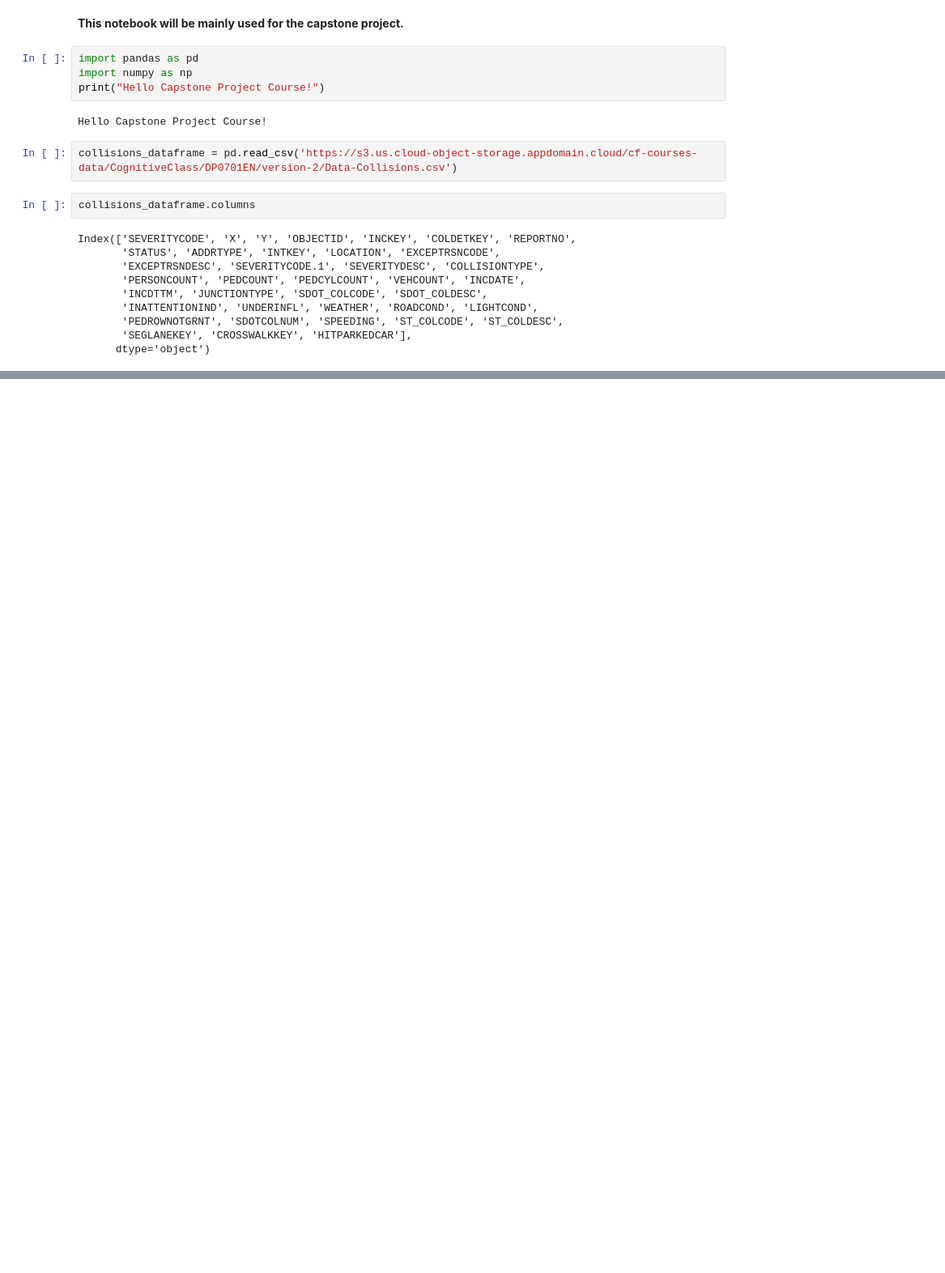
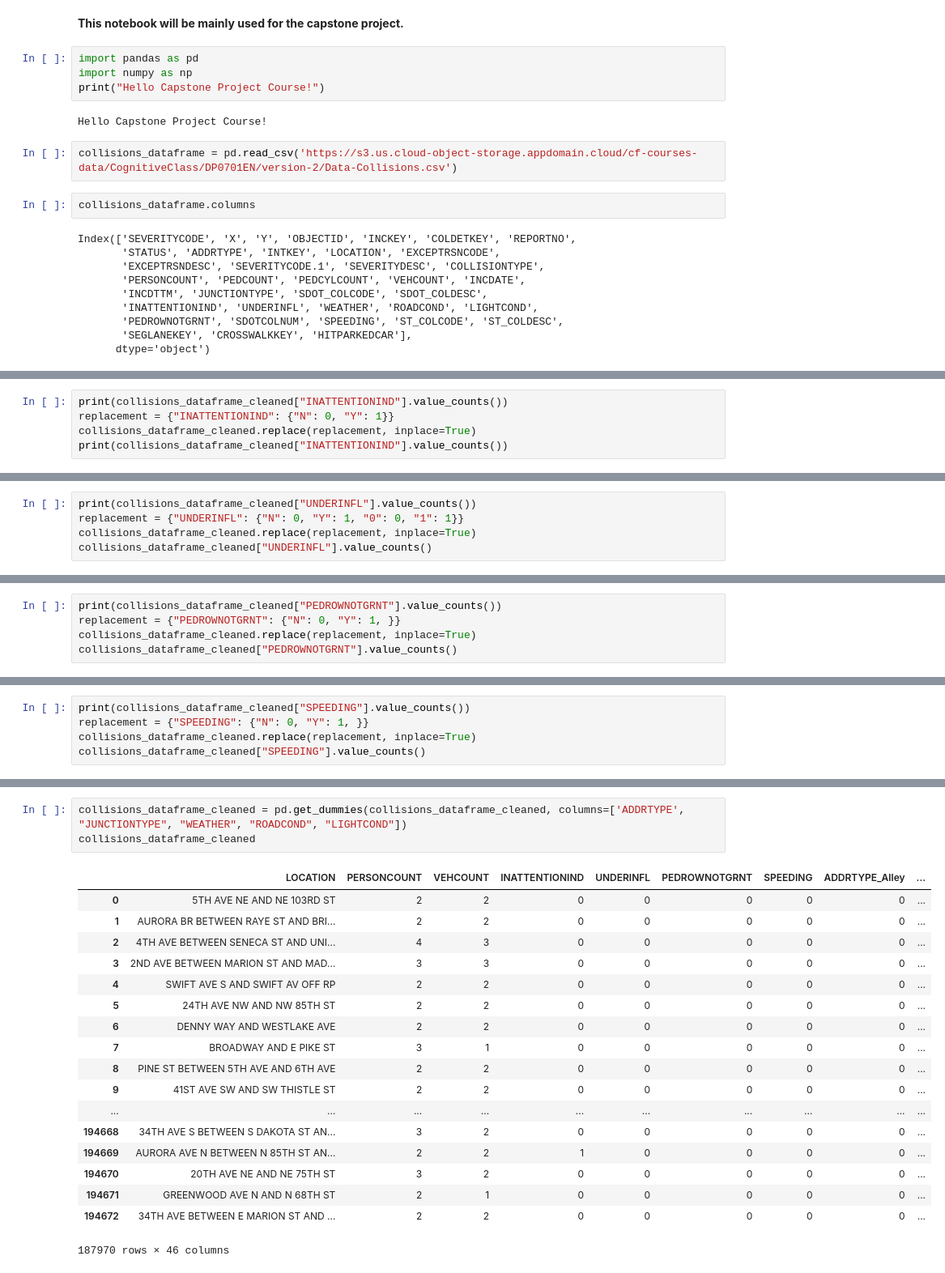
Before and after one commit to MrVJPman/Coursera_Capstone, a Jupyter notebook: Applied Data Science Capstone.ipynb, the cells around one changed output, grey strips where cells are left out. Shown: that part at 81% size. Saved outputs shown, nothing was run; the diff lists cells and outputs as text; blank space fills up the shorter version.

```diff
--- a/Applied Data Science Capstone.ipynb
+++ b/Applied Data Science Capstone.ipynb
@@ -311,0 +437,5 @@ collisions_dataframe_cleaned.isna().sum()
+# %%
+print(collisions_dataframe_cleaned["INATTENTIONIND"].value_counts())
+replacement = {"INATTENTIONIND": {"N": 0, "Y": 1}}
+collisions_dataframe_cleaned.replace(replacement, inplace=True)
+print(collisions_dataframe_cleaned["INATTENTIONIND"].value_counts())
@@ -311,0 +454,5 @@ collisions_dataframe_cleaned.isna().sum()
+# %%
+print(collisions_dataframe_cleaned["UNDERINFL"].value_counts())
+replacement = {"UNDERINFL": {"N": 0, "Y": 1, "0": 0, "1": 1}}
+collisions_dataframe_cleaned.replace(replacement, inplace=True)
+collisions_dataframe_cleaned["UNDERINFL"].value_counts()
@@ -311,0 +468,5 @@ collisions_dataframe_cleaned.isna().sum()
+# %%
+print(collisions_dataframe_cleaned["PEDROWNOTGRNT"].value_counts())
+replacement = {"PEDROWNOTGRNT": {"N": 0, "Y": 1, }}
+collisions_dataframe_cleaned.replace(replacement, inplace=True)
+collisions_dataframe_cleaned["PEDROWNOTGRNT"].value_counts()
@@ -311,0 +480,5 @@ collisions_dataframe_cleaned.isna().sum()
+# %%
+print(collisions_dataframe_cleaned["SPEEDING"].value_counts())
+replacement = {"SPEEDING": {"N": 0, "Y": 1, }}
+collisions_dataframe_cleaned.replace(replacement, inplace=True)
+collisions_dataframe_cleaned["SPEEDING"].value_counts()
@@ -311,0 +506,22 @@ collisions_dataframe_cleaned.isna().sum()
+# %%
+collisions_dataframe_cleaned = pd.get_dummies(collisions_dataframe_cleaned, columns=['ADDRTYPE', "JUNCTIONTYPE", "WEATHER", "ROADCOND", "LIGHTCOND"])
+collisions_dataframe_cleaned
+# %% [output]
+|  | LOCATION | PERSONCOUNT | VEHCOUNT | INATTENTIONIND | UNDERINFL | PEDROWNOTGRNT | SPEEDING | ADDRTYPE_Alley | ... |
+| 0 | 5TH AVE NE AND NE 103RD ST | 2 | 2 | 0 | 0 | 0 | 0 | 0 | ... |
+| 1 | AURORA BR BETWEEN RAYE ST AND BRI... | 2 | 2 | 0 | 0 | 0 | 0 | 0 | ... |
+| 2 | 4TH AVE BETWEEN SENECA ST AND UNI... | 4 | 3 | 0 | 0 | 0 | 0 | 0 | ... |
+| 3 | 2ND AVE BETWEEN MARION ST AND MAD... | 3 | 3 | 0 | 0 | 0 | 0 | 0 | ... |
+| 4 | SWIFT AVE S AND SWIFT AV OFF RP | 2 | 2 | 0 | 0 | 0 | 0 | 0 | ... |
+| 5 | 24TH AVE NW AND NW 85TH ST | 2 | 2 | 0 | 0 | 0 | 0 | 0 | ... |
+| 6 | DENNY WAY AND WESTLAKE AVE | 2 | 2 | 0 | 0 | 0 | 0 | 0 | ... |
+| 7 | BROADWAY AND E PIKE ST | 3 | 1 | 0 | 0 | 0 | 0 | 0 | ... |
+| 8 | PINE ST BETWEEN 5TH AVE AND 6TH AVE | 2 | 2 | 0 | 0 | 0 | 0 | 0 | ... |
+| 9 | 41ST AVE SW AND SW THISTLE ST | 2 | 2 | 0 | 0 | 0 | 0 | 0 | ... |
+| ... | ... | ... | ... | ... | ... | ... | ... | ... | ... |
+| 194668 | 34TH AVE S BETWEEN S DAKOTA ST AN... | 3 | 2 | 0 | 0 | 0 | 0 | 0 | ... |
+| 194669 | AURORA AVE N BETWEEN N 85TH ST AN... | 2 | 2 | 1 | 0 | 0 | 0 | 0 | ... |
+| 194670 | 20TH AVE NE AND NE 75TH ST | 3 | 2 | 0 | 0 | 0 | 0 | 0 | ... |
+| 194671 | GREENWOOD AVE N AND N 68TH ST | 2 | 1 | 0 | 0 | 0 | 0 | 0 | ... |
+| 194672 | 34TH AVE BETWEEN E MARION ST AND ... | 2 | 2 | 0 | 0 | 0 | 0 | 0 | ... |
+187970 rows × 46 columns
```
Also changed, not shown: parts of 22 cells of this notebook.
